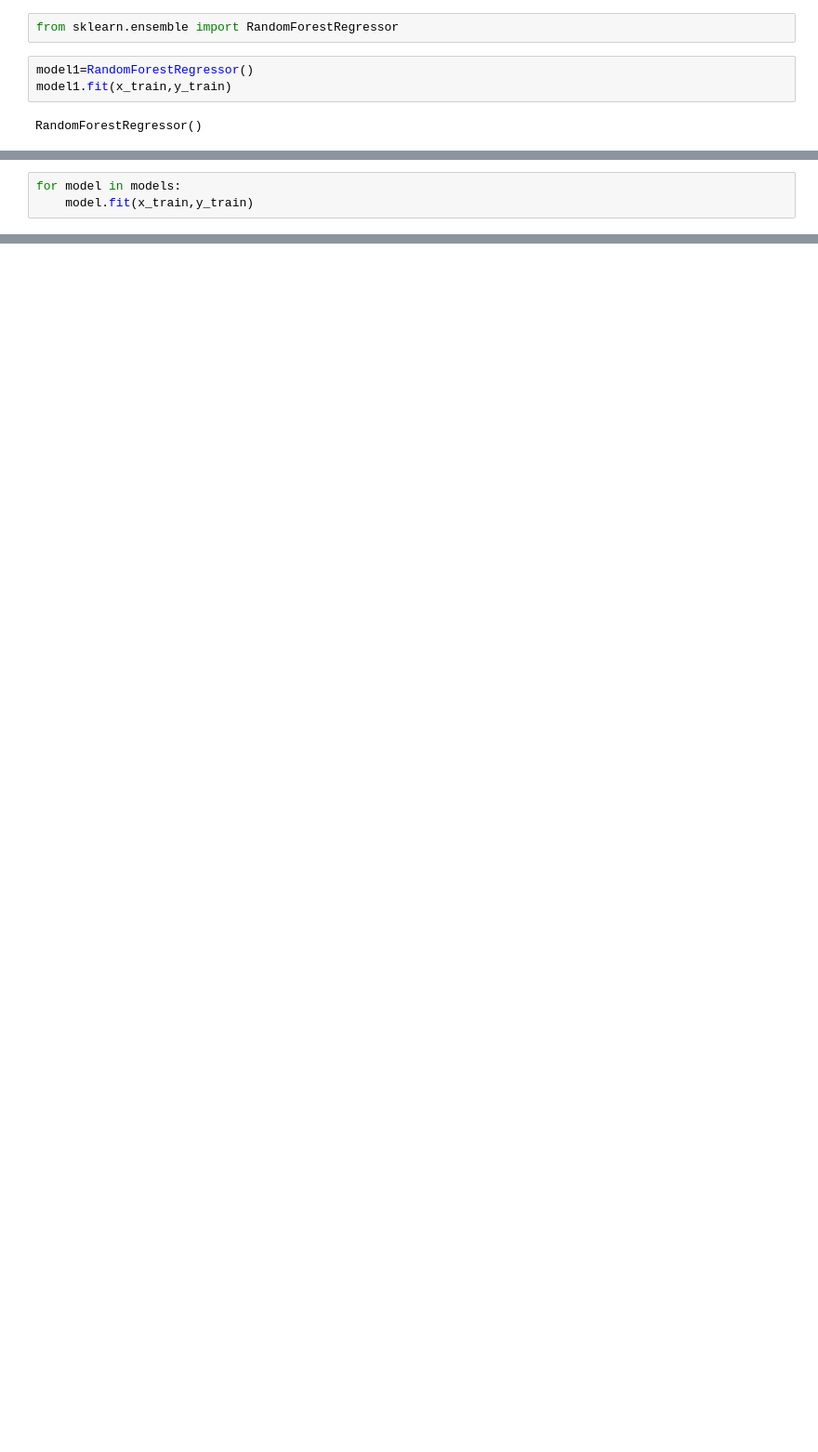
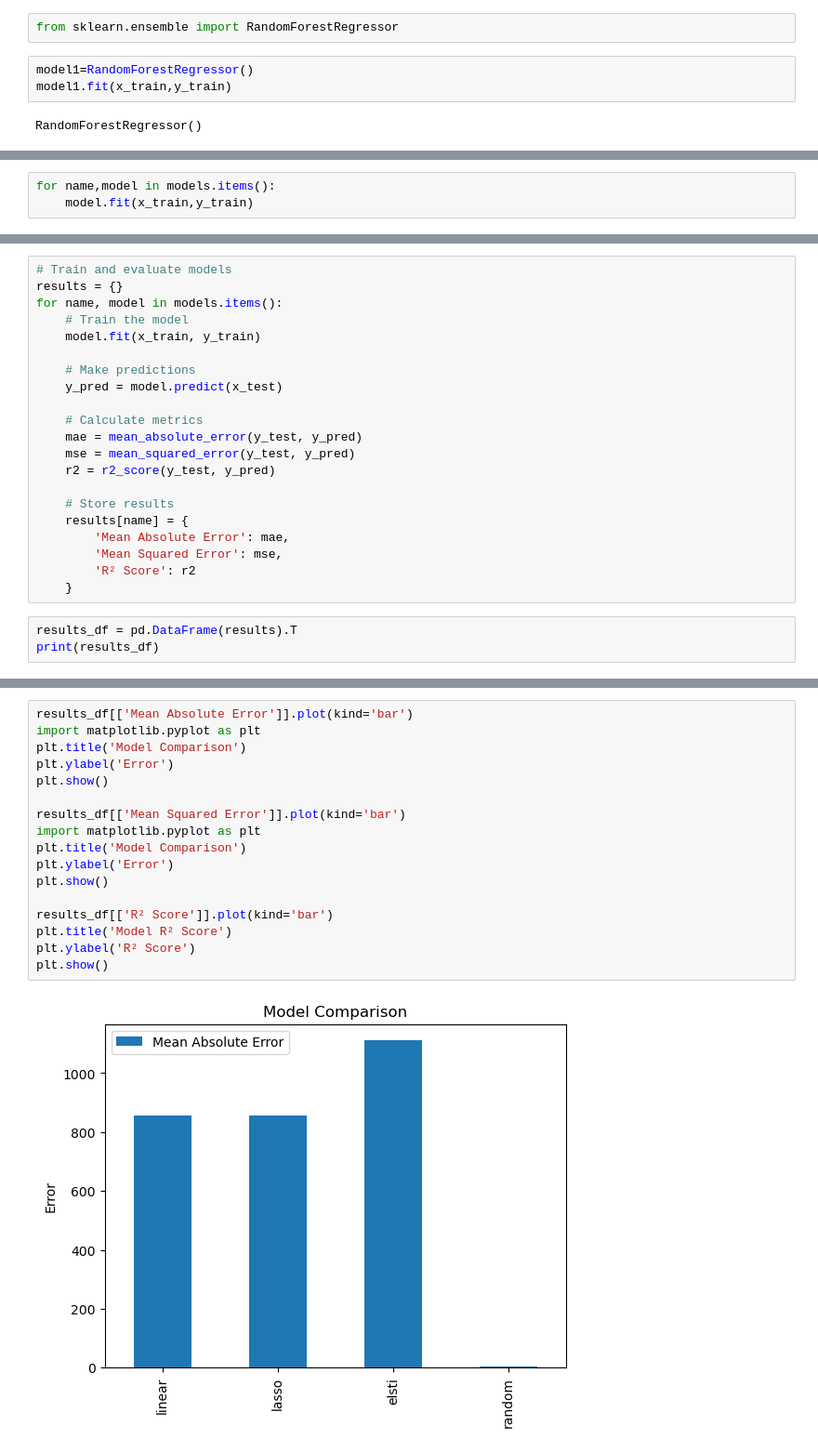
Before and after one commit to introvert-beauty/ml1, a Jupyter notebook: notebook/model_training.ipynb, the cells around one changed output, grey strips where cells are left out. Shown: that part at 93% size. Drawn from its saved outputs; the diff is of its cells as text; blank space fills up the shorter version.

```diff
--- a/notebook/model_training.ipynb
+++ b/notebook/model_training.ipynb
@@ -231,3 +236,3 @@ models=[LinearRegression(),RandomForestRegressor(),Ridge(),Lasso(),DecisionTreeR
 # %%
-for model in models:
+for name,model in models.items():
     model.fit(x_train,y_train)
@@ -238,0 +239,24 @@ array([ 915.857744  , 6976.10207108, 1104.32263102, ..., 4175.31257497,
+# %%
+# Train and evaluate models
+results = {}
+for name, model in models.items():
+    # Train the model
+    model.fit(x_train, y_train)
+
+    # Make predictions
+    y_pred = model.predict(x_test)
+
+    # Calculate metrics
+    mae = mean_absolute_error(y_test, y_pred)
+    mse = mean_squared_error(y_test, y_pred)
+    r2 = r2_score(y_test, y_pred)
+
+    # Store results
+    results[name] = {
+        'Mean Absolute Error': mae,
+        'Mean Squared Error': mse,
+        'R² Score': r2
+    }
+# %%
+results_df = pd.DataFrame(results).T
+print(results_df)
@@ -238,0 +269,19 @@ array([ 915.857744  , 6976.10207108, 1104.32263102, ..., 4175.31257497,
+# %%
+results_df[['Mean Absolute Error']].plot(kind='bar')
+import matplotlib.pyplot as plt
+plt.title('Model Comparison')
+plt.ylabel('Error')
+plt.show()
+
+results_df[['Mean Squared Error']].plot(kind='bar')
+import matplotlib.pyplot as plt
+plt.title('Model Comparison')
+plt.ylabel('Error')
+plt.show()
+
+results_df[['R² Score']].plot(kind='bar')
+plt.title('Model R² Score')
+plt.ylabel('R² Score')
+plt.show()
+# %% [output]
+[figure, added]
```
Also changed, not shown: parts of 18 cells of this notebook, 10 other files.
